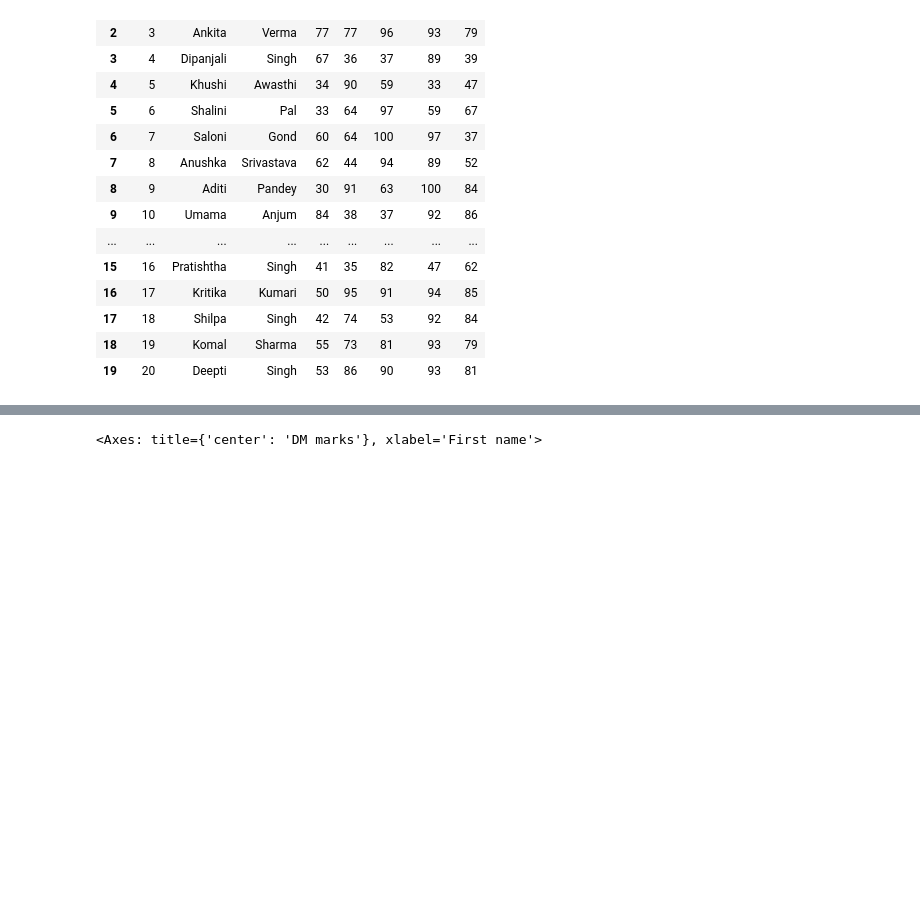
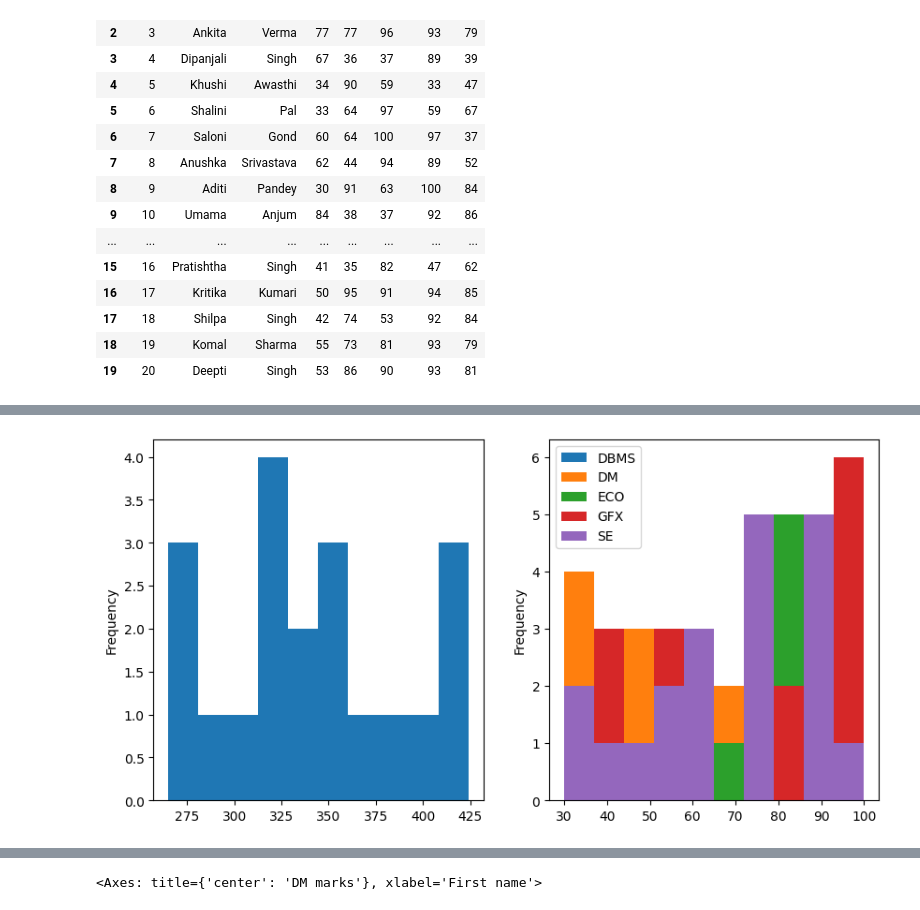
Before and after one commit to Ankita7881/digipodium-data-analytics, a Jupyter notebook: analysis1.ipynb, the cells around one changed output, grey strips where cells are left out. Cells and saved outputs as stored; diff of their text form; code cells hidden in the pictures; blank space fills up the shorter version.

```diff
--- a/analysis1.ipynb
+++ b/analysis1.ipynb
@@ -27,0 +290,8 @@ marks.set_index('First name', inplace = True)
+# %%
+fig,ax=plt.subplots(figsize=(10,5),ncols=2)
+marks['total'].plot(kind='hist', ax=ax[0])
+cols = ['DBMS','DM','ECO','GFX','SE']
+marks[cols].plot(kind='hist',ax=ax[1])
+plt.show()
+# %% [output]
+[figure, added]
```
Also changed, not shown: parts of 31 cells of this notebook.
